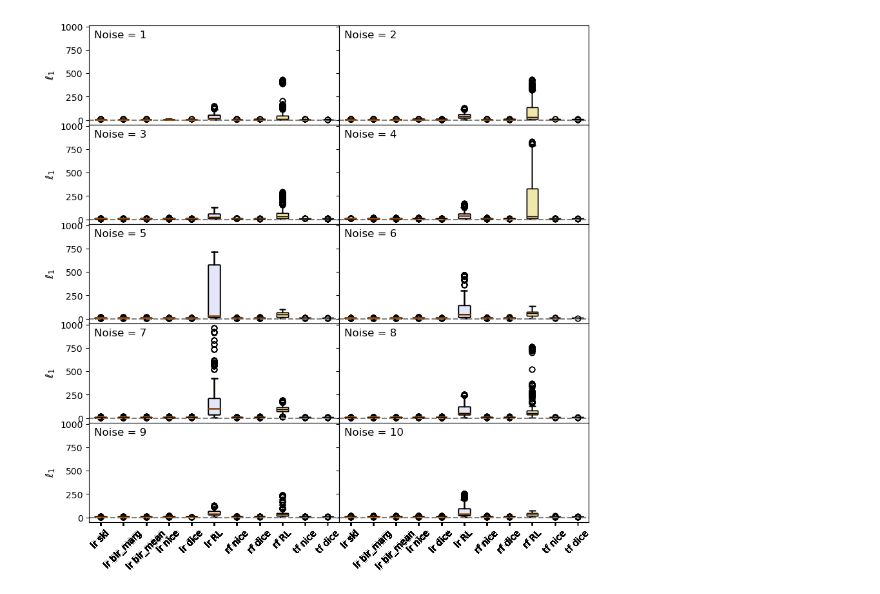
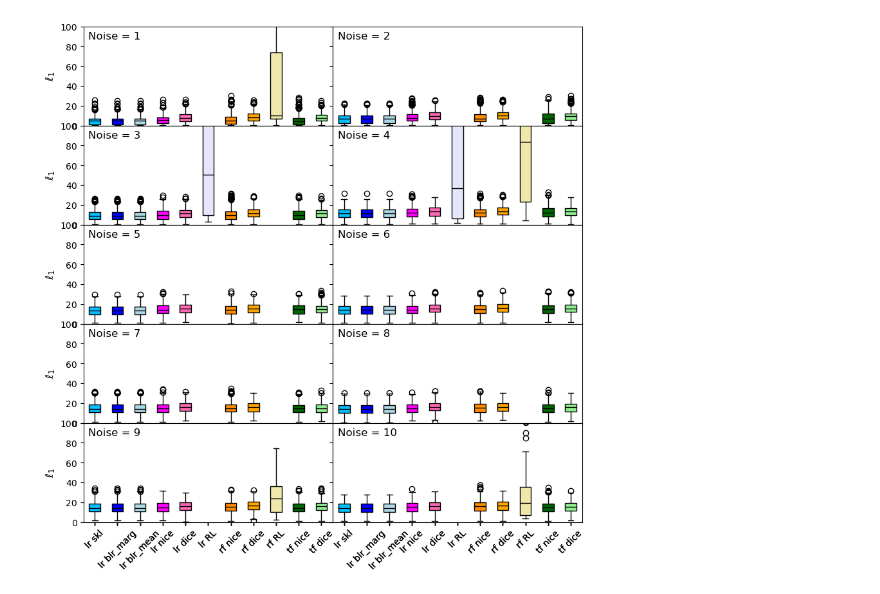
Before and after one commit to leonidaschristodoulou/xai-cfs, a Jupyter notebook: xai_plots.ipynb, the cells around one changed output. Saved outputs shown, nothing was run; the diff lists cells and outputs as text; code cells hidden in the pictures.

```diff
--- a/xai_plots.ipynb
+++ b/xai_plots.ipynb
@@ -34,6 +36,9 @@ def get_distance(A,B, continuous_columns, categorical_columns, l_norm=2):
     l_distances = np.linalg.norm(weighted_differences, axis=1, ord=l_norm)
     return l_distances
 # %%
+l_order = 1
+cm = ['TP','FP','FN','TN']
+
 colours = {('lr', 'skl'): 'deepskyblue',
            ('lr', 'blr_marg'): 'blue',
            ('lr', 'blr_mean'): 'lightblue',
@@ -82,45 +119,80 @@ if gsc_flag:
+# %%
+# # Choose dataset dynamically
+# dataset_name = "mock_data"  # Options: "mock_data", "german_credit", "adult_income", "gsc"
+# mock_data = 3  # Only relevant if dataset_name == "mock_data"
+# data = load_dataset(dataset_name, mock_data if dataset_name == "mock_data" else None)
+
+data = load_dataset("mock_data3", variant="ommited_var_test")
+
+# Extract variables
+cf_results_dict = data["cf_results_dict"]
+cf_calc = data["cf_calc"]
+model_results_dict = data["model_results_dict"]
+cfs_good_indices = data["cfs_good_indices"]
 # %%
 noises_list = list(cf_results_dict.keys())[1:]
 cf_methods = list(cf_results_dict[noises_list[0]].keys())
 n_features = np.array(cf_results_dict['noise_0'][('lr','nice')]).shape[1]
-numerical_columns = [int(i) for i in cf_calc.num_cols_tf]
-categorical_columns = [int(i) for i in cf_calc.cat_cols_tf]
+numerical_columns = [int(i) for i in cf_calc[0].num_cols_tf]
+categorical_columns = [int(i) for i in cf_calc[0].cat_cols_tf]
 # %%
-fig, axes = plt.subplots(5, 2, figsize=(10, 10), sharex=True, sharey=True)
+n_rows, n_cols = 5, 2  # Define explicitly to be adaptable
+fig, axes = plt.subplots(n_rows, n_cols, figsize=(10, 10), sharex=True, sharey=True)
 axes = axes.flatten()
+
 for i, ax in enumerate(axes):
     d2 = []
     labels = []
     colour_list = []
+
+    # Define the total number of labels expected (assuming 11 methods)
+    expected_labels = [k[0] + ' ' + k[1] for k in cf_methods]  # All possible labels
+    expected_d2 = {label: [] for label in expected_labels}  # Dictionary to store distances
+
     for k in cf_methods:
         colour_list.append(colours[k])
         A = cf_results_dict[noises_list[i]][k]
         B = cf_results_dict['noise_0'][k]
 
-        if k[1]=='nice' or k[1]=='dice' or k[1]=='RL':
-            if k[0]!='tf':
-                A = cf_calc.models[0]['PP'].transform(pd.DataFrame(A, columns=[str(j) for j in range(n_features)])).astype(float)
-                B = cf_calc.models[0]['PP'].transform(pd.DataFrame(B, columns=[str(j) for j in range(n_features)])).astype(float)
+        if k[1] in {'nice', 'dice', 'RL'} and k[0] != 'tf':
+            A = cf_calc[i].models[0]['PP'].transform(pd.DataFrame(A, columns=[str(j) for j in range(n_features)])).astype(float)
+            B = cf_calc[i].models[0]['PP'].transform(pd.DataFrame(B, columns=[str(j) for j in range(n_features)])).astype(float)
+
         good_indices = cfs_good_indices[noises_list[i]][k]
-        d2.append(get_distance(A[good_indices], B[good_indices], numerical_columns, categorical_columns, l_norm=l_order))
-        #d2.append(get_distance(A, B, numerical_columns, categorical_columns, l_norm=l_order))
-        labels.append(k[0]+' ' + k[1])
+
+        if sum(good_indices) / len(good_indices) > 0.9:
+            expected_d2[k[0] + ' ' + k[1]] = get_distance(A[good_indices], B[good_indices], numerical_columns, categorical_columns, l_norm=l_order)
+
+    # Ensure that all expected labels appear, even if they have no data points
+    d2 = list(expected_d2.values())  # Boxplot data (some lists will be empty)
+    labels = list(expected_d2.keys())  # Ensure all labels appear
+
+    # Apply x-labels only for the last row
+    if i // n_cols == n_rows - 1:
         bplot = ax.boxplot(d2, tick_labels=labels, widths=0.5, patch_artist=True)
+    else:
+        bplot = ax.boxplot(d2, tick_labels=['' for _ in labels], widths=0.5, patch_artist=True)
+
+    ax.set_ylim([0, 100])
+
     for patch, color in zip(bplot['boxes'], colour_list):
         patch.set_facecolor(color)
     for median in bplot['medians']:
         median.set_color('black')
 
-    fig.subplots_adjust(wspace=0, hspace=0)  # Set space between subplots to zero
+    ax.text(0.02, 0.95, 'Noise = ' + noises_list[i][6:9], fontsize=12,
+            verticalalignment='top', horizontalalignment='left',
+            transform=ax.transAxes)
+
+    # Set y-labels for leftmost column
+    if i % n_cols == 0:
+        ax.set_ylabel(r'$\ell_1$', fontsize=12, fontweight='bold')
+
     ax.tick_params(axis='x', labelrotation=45)
-    ax.text(0.02, 0.95,'Noise = ' + noises_list[i][6:9],fontsize=12, #fontweight='bold',
-        verticalalignment='top', horizontalalignment='left',
-        transform=ax.transAxes)
-    ax.axhline(y=0,linestyle='--',color='grey')
-    if np.mod(i,2)==0:
-        ax.set_ylabel(r'$\ell_1$', fontsize=12, fontweight='bold')
+
+fig.subplots_adjust(wspace=0, hspace=0)  # Set space between subplots to zero
 # %% [output]
-[figure, old version]
+[figure, new version]
 # %%
 for i, kk in enumerate(cf_methods):
     x_acc = []
```
Also changed, not shown: parts of 15 cells of this notebook, 3 other files.
